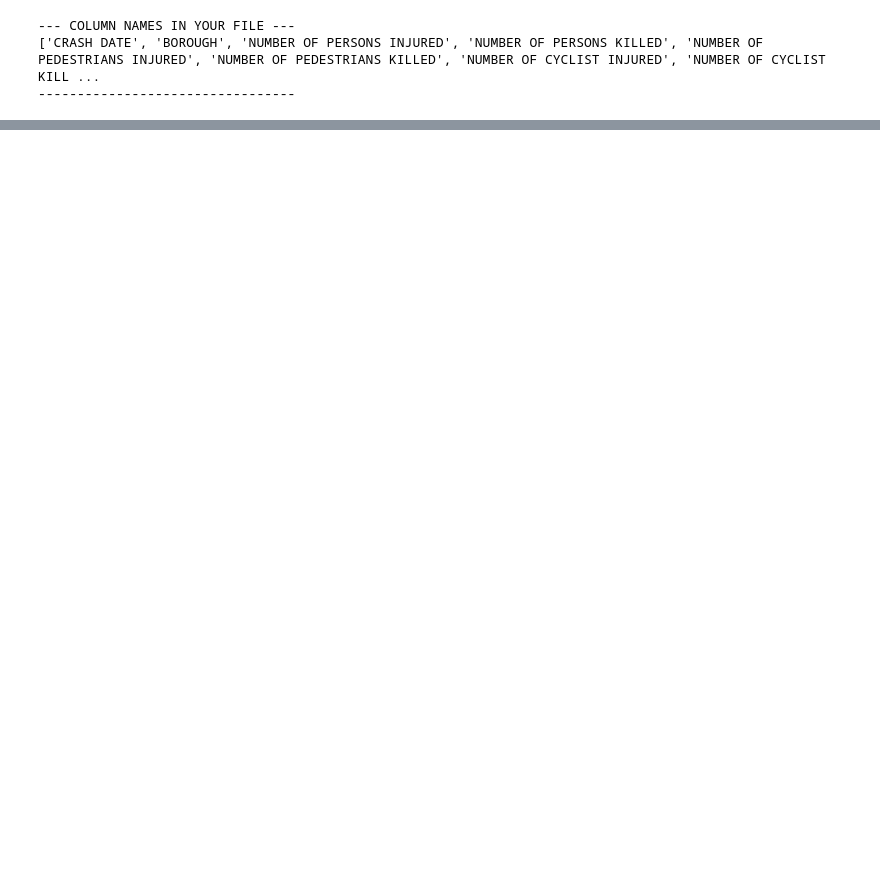
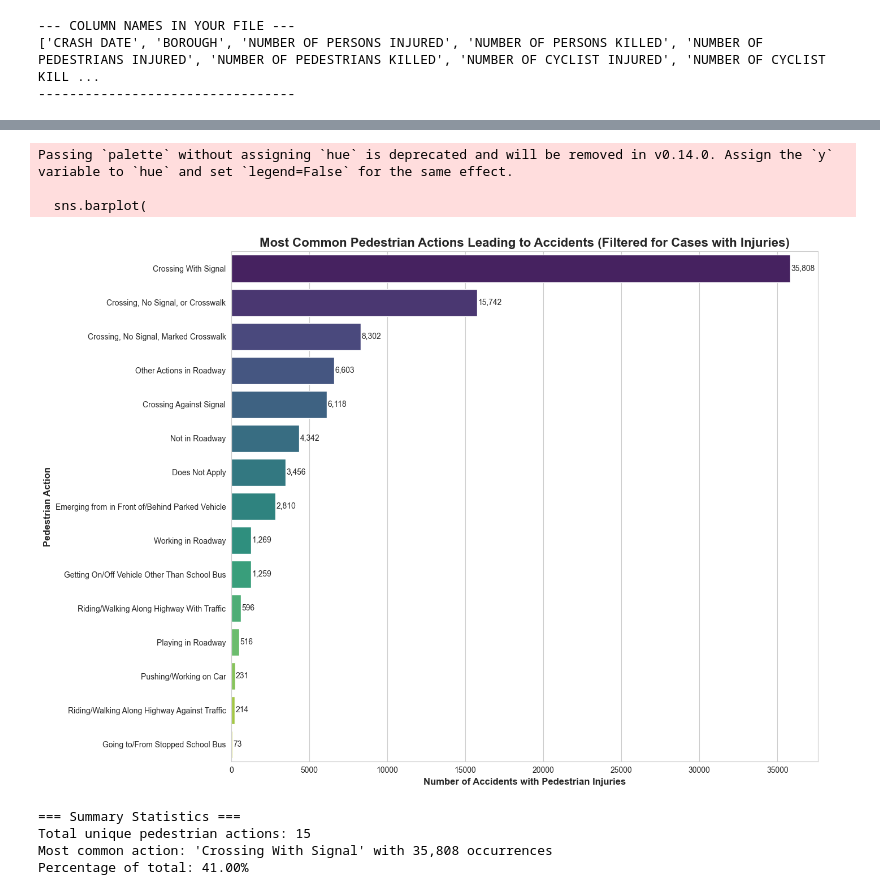
Before and after one commit to AmirBassemAdibAbdou/DataEngineering-Visualization, a Jupyter notebook: ProjectOneData&Vis.ipynb, the cells around one changed output, grey strips where cells are left out. Cells and saved outputs as stored; diff of their text form; code cells hidden in the pictures; blank space fills up the shorter version.

```diff
--- a/ProjectOneData&Vis.ipynb
+++ b/ProjectOneData&Vis.ipynb
@@ -779,0 +951,17 @@ print("---------------------------------\n")
+# %%
+# Question 2: Most Common Pedestrian Actions Leading to Accidents
+# Filter for cases where pedestrians were injured
+pedestrian_injuries = df_merged[df_merged['NUMBER OF PEDESTRIANS INJURED'] > 0].copy()
+
+# Filter out missing values and 'Unknown' entries for cleaner analysis
+pedestrian_actions = pedestrian_injuries[pedestrian_injuries['PED_ACTION'].notna() &
+                                         (pedestrian_injuries['PED_ACTION'] != 'Unknown') &
+                                         (pedestrian_injuries['PED_ACTION'] != '')].copy()
+
+# Count the occurrences of each pedestrian action
+action_counts = pedestrian_actions['PED_ACTION'].value_counts()
+
+print(f"Total accidents with pedestrian injuries: {len(pedestrian_injuries):,}")
+print(f"Accidents with valid PED_ACTION data: {len(pedestrian_actions):,}")
+print(f"\nTop 15 Most Common Pedestrian Actions Leading to Injuries:")
+print(action_counts.head(15))
@@ -779,0 +986,44 @@ print("---------------------------------\n")
+# %%
+# Horizontal Bar Chart: Most Common Pedestrian Actions Leading to Accidents
+# Get top actions (limit to top 15 for readability)
+top_actions = action_counts.head(15)
+
+# Create figure and axes
+plt.figure(figsize=(14, 10))
+
+# Generate the horizontal bar plot
+sns.barplot(
+    x=top_actions.values,
+    y=top_actions.index,
+    orient='h',
+    palette='viridis'
+)
+
+# Add titles and labels
+plt.title('Most Common Pedestrian Actions Leading to Accidents (Filtered for Cases with Injuries)',
+          fontsize=16, fontweight='bold')
+plt.xlabel('Number of Accidents with Pedestrian Injuries', fontsize=12, fontweight='bold')
+plt.ylabel('Pedestrian Action', fontsize=12, fontweight='bold')
+
+# Add value labels on bars
+for i, v in enumerate(top_actions.values):
+    plt.text(v + 50, i, f'{v:,}', va='center', fontsize=10)
+
+# Adjust layout
+plt.tight_layout()
+plt.show()
+
+# Summary statistics
+print(f"\n=== Summary Statistics ===")
+print(f"Total unique pedestrian actions: {len(action_counts)}")
+print(f"Most common action: '{action_counts.index[0]}' with {action_counts.iloc[0]:,} occurrences")
+print(f"Percentage of total: {(action_counts.iloc[0] / len(pedestrian_actions) * 100):.2f}%")
+# %% [output]
+Passing `palette` without assigning `hue` is deprecated and will be removed in v0.14.0. Assign the `y` variable to `hue` and set `legend=False` for the same effect.
+
+  sns.barplot(
+[figure, added]
+=== Summary Statistics ===
+Total unique pedestrian actions: 15
+Most common action: 'Crossing With Signal' with 35,808 occurrences
+Percentage of total: 41.00%
```
Also changed, not shown: parts of 13 cells of this notebook, 1 other file.
